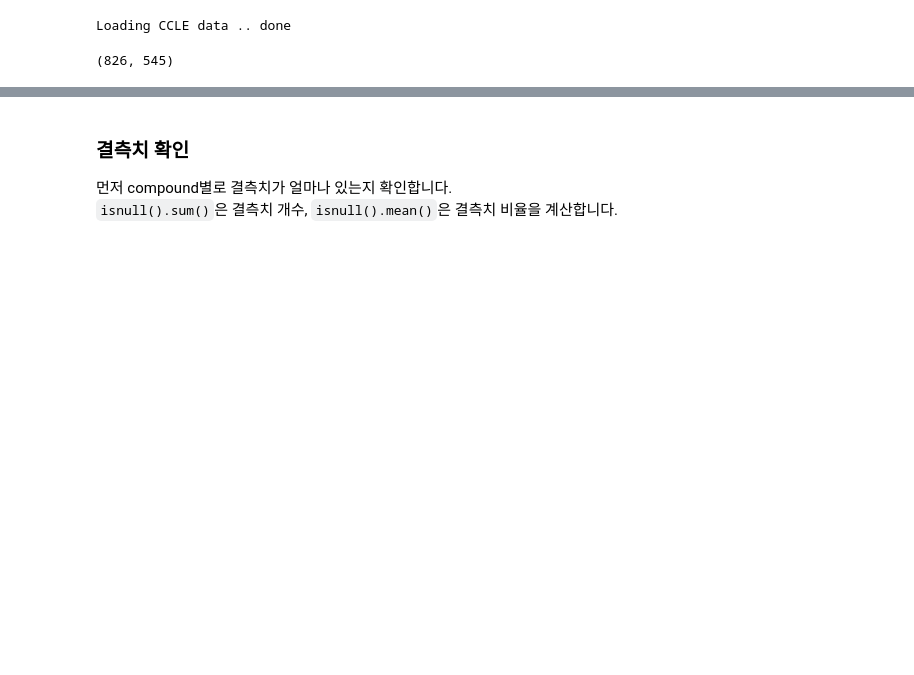
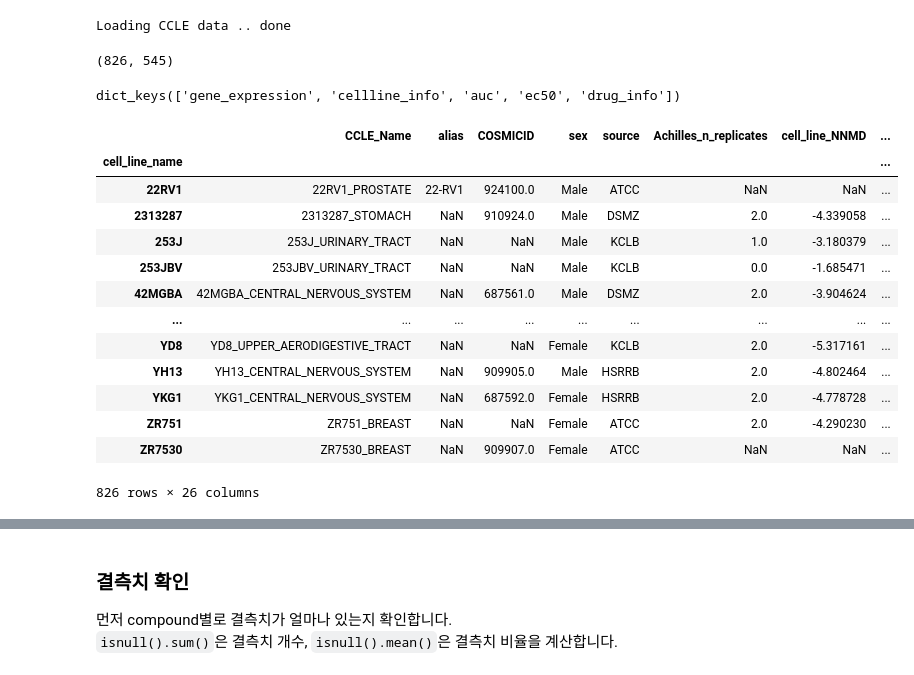
Before and after one commit to hjk9655/health-checkup-analysis, a Jupyter notebook: Notebooks/bio_bigdata_workshop_1B_stats_dimred_clustering_imputation_practice.ipynb, the cells around one changed output, grey strips where cells are left out. Cells and saved outputs as stored; diff of their text form; code cells hidden in the pictures; blank space fills up the shorter version.

```diff
--- a/Notebooks/bio_bigdata_workshop_1B_stats_dimred_clustering_imputation_practice.ipynb
+++ b/Notebooks/bio_bigdata_workshop_1B_stats_dimred_clustering_imputation_practice.ipynb
@@ -758,3 +758,24 @@ df_auc.shape
 # %% [output]
 Loading CCLE data .. done
 (826, 545)
+# %%
+data.keys()
+# %% [output]
+dict_keys(['gene_expression', 'cellline_info', 'auc', 'ec50', 'drug_info'])
+# %%
+df_cl_info
+# %% [output]
+|  | CCLE_Name | alias | COSMICID | sex | source | Achilles_n_replicates | cell_line_NNMD | ... |
+| cell_line_name |  |  |  |  |  |  |  | ... |
+| 22RV1 | 22RV1_PROSTATE | 22-RV1 | 924100.0 | Male | ATCC | NaN | NaN | ... |
+| 2313287 | 2313287_STOMACH | NaN | 910924.0 | Male | DSMZ | 2.0 | -4.339058 | ... |
+| 253J | 253J_URINARY_TRACT | NaN | NaN | Male | KCLB | 1.0 | -3.180379 | ... |
+| 253JBV | 253JBV_URINARY_TRACT | NaN | NaN | Male | KCLB | 0.0 | -1.685471 | ... |
+| 42MGBA | 42MGBA_CENTRAL_NERVOUS_SYSTEM | NaN | 687561.0 | Male | DSMZ | 2.0 | -3.904624 | ... |
+| ... | ... | ... | ... | ... | ... | ... | ... | ... |
+| YD8 | YD8_UPPER_AERODIGESTIVE_TRACT | NaN | NaN | Female | KCLB | 2.0 | -5.317161 | ... |
+| YH13 | YH13_CENTRAL_NERVOUS_SYSTEM | NaN | 909905.0 | Male | HSRRB | 2.0 | -4.802464 | ... |
+| YKG1 | YKG1_CENTRAL_NERVOUS_SYSTEM | NaN | 687592.0 | Female | HSRRB | 2.0 | -4.778728 | ... |
+| ZR751 | ZR751_BREAST | NaN | NaN | Female | ATCC | 2.0 | -4.290230 | ... |
+| ZR7530 | ZR7530_BREAST | NaN | 909907.0 | Female | ATCC | NaN | NaN | ... |
+826 rows × 26 columns
```
Also changed, not shown: parts of 11 cells of this notebook.
